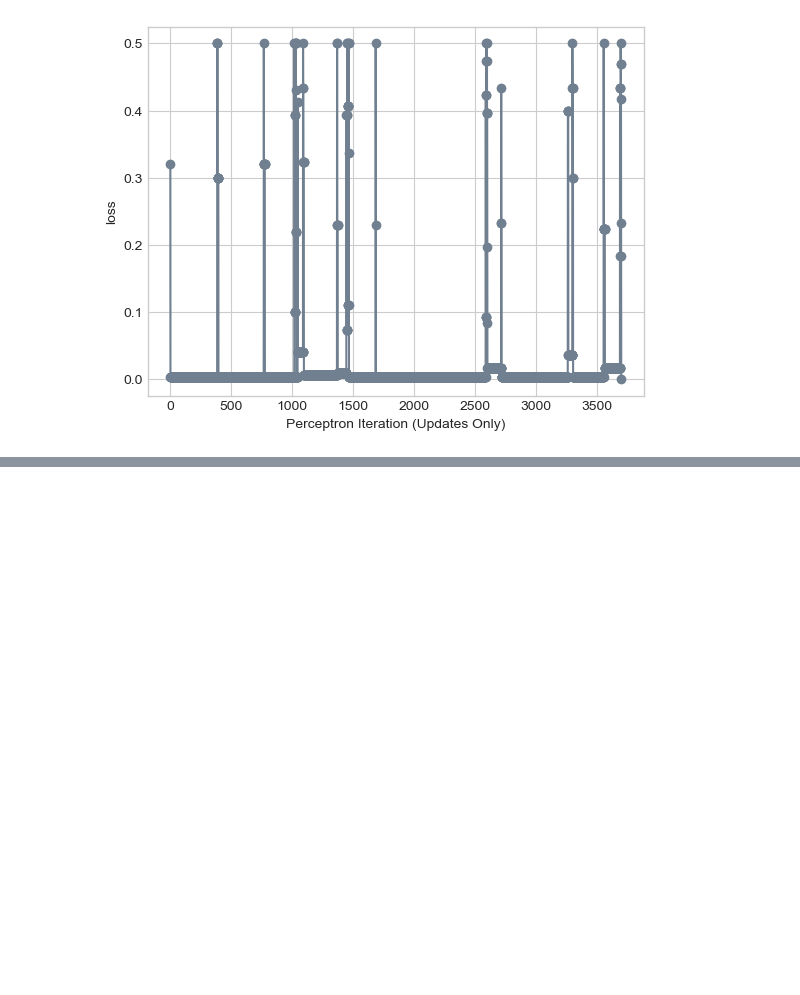
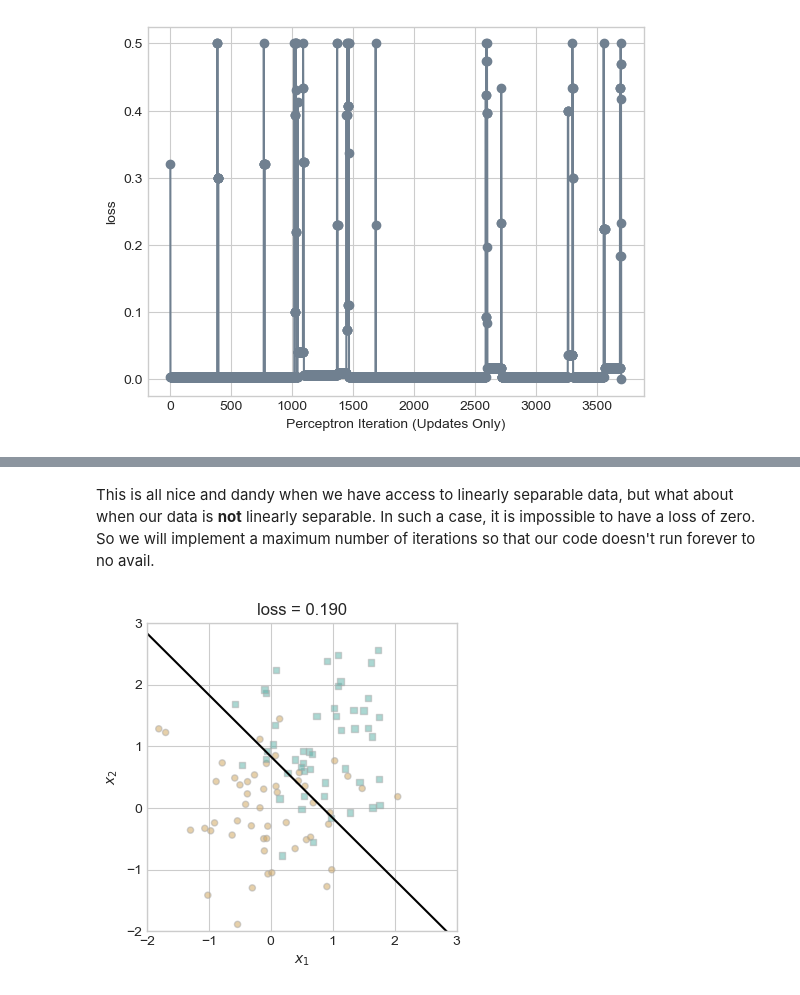
Before and after one commit to lawolff1702/lawolff1702.github.io, a Jupyter notebook: posts/Implementing the Perceptron Algorithm/index.ipynb, the cells around one changed output, grey strips where cells are left out. Saved outputs shown, nothing was run; the diff lists cells and outputs as text; code cells hidden in the pictures; blank space fills up the shorter version.

```diff
--- a/posts/Implementing the Perceptron Algorithm/index.ipynb
+++ b/posts/Implementing the Perceptron Algorithm/index.ipynb
@@ -160,0 +173,38 @@ IndexError: index 6 is out of bounds for axis 0 with size 6
+# %% [markdown]
+This is all nice and dandy when we have access to linearly separable data, but what about when our data is **not** linearly separable. In such a case, it is impossible to have a loss of zero. So we will implement a maximum number of iterations so that our code doesn't run forever to no avail.
+# %%
+torch.manual_seed(124816)
+X, y = perceptron_data(n_points=100, noise=0.8)
+n = X.shape[0]
+
+p = Perceptron()
+opt = PerceptronOptimizer(p)
+p.loss(X, y)
+
+loss_vec = []
+
+max_iter = 1000 # Maximum number of iterations
+loss = 1
+while loss > 0 and max_iter > 0:
+    i = torch.randint(n, size=(1,))
+    x_i = X[[i], :]
+    y_i = y[i]
+    local_loss = p.loss(x_i, y_i).item()
+
+    if local_loss > 0:
+        old_w = torch.clone(p.w)
+        opt.step(x_i, y_i)
+        loss = p.loss(X, y).item()
+
+        loss_vec.append(loss)
+
+    max_iter -= 1
+
+fig, ax = plt.subplots(1, 1, figsize = (4, 4))
+plot_perceptron_data(X, y, ax)
+draw_line(p.w, x_min=-2, x_max=3, ax=ax, color="black")
+ax.set_title(f"loss = {loss:.3f}")
+ax.set(xlim=(-2, 3), ylim=(-2, 3))
+plt.show()
+# %% [output]
+[figure, added]
```
Also changed, not shown: parts of 20 cells of this notebook, 17 other files.
